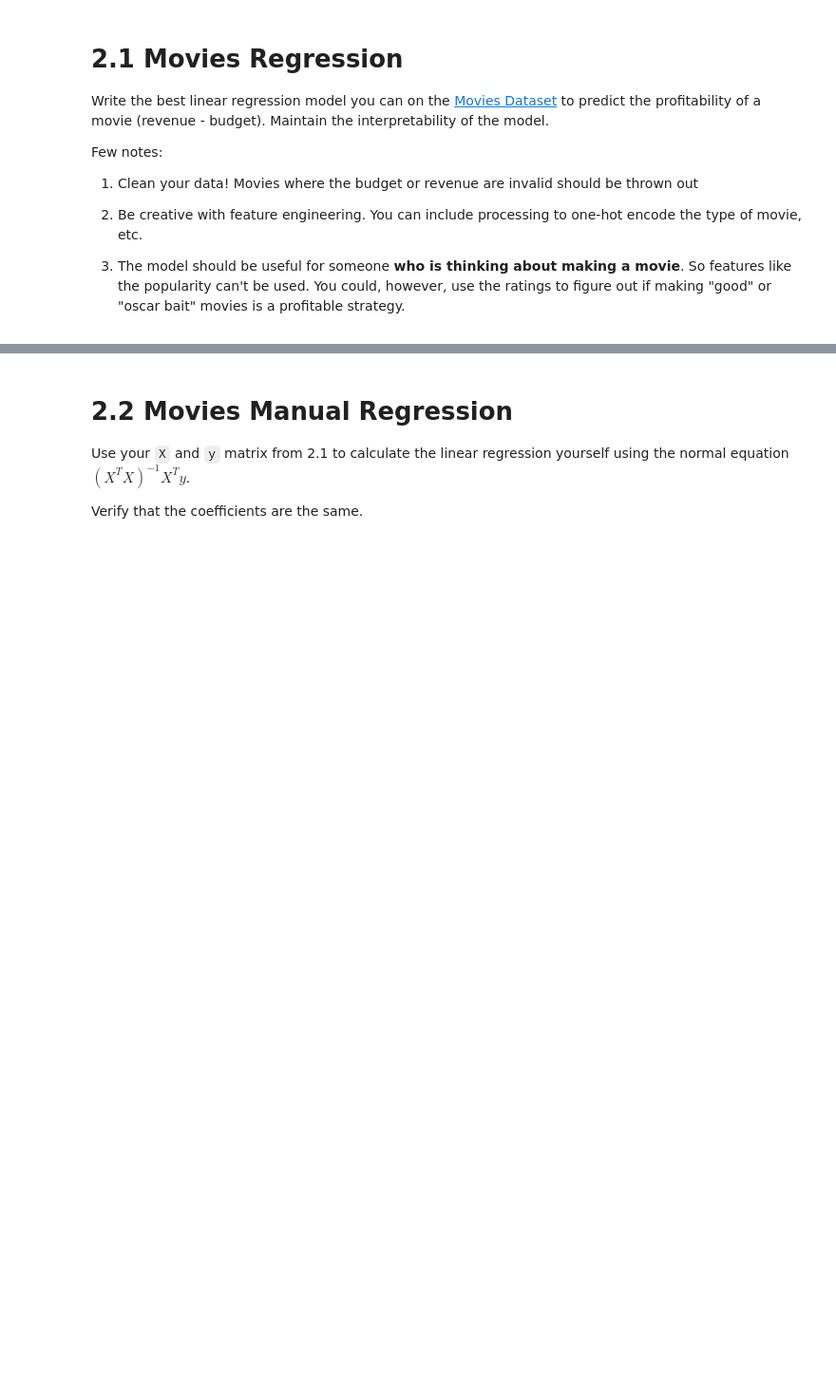
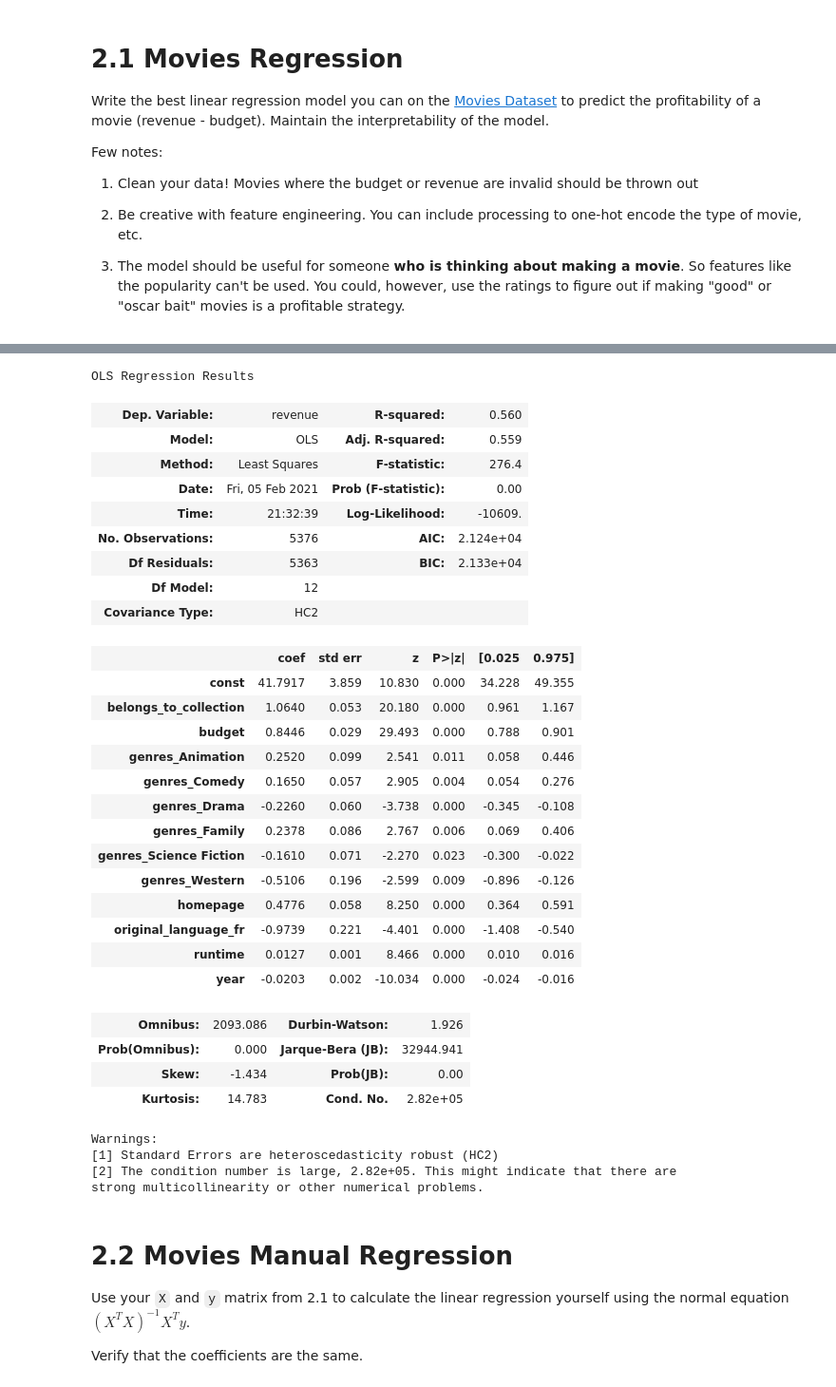
Before and after one commit to cb-ds-1/3-5-optimization, a Jupyter notebook: Workshop_ Maximum likelihood.ipynb, the cells around one changed output, grey strips where cells are left out. Shown at 95% size. Drawn from its saved outputs; the diff is of its cells as text; code cells hidden in the pictures; blank space fills up the shorter version.

```diff
--- a/Workshop_ Maximum likelihood.ipynb
+++ b/Workshop_ Maximum likelihood.ipynb
@@ -191,10 +203,43 @@ Warnings:
 strong multicollinearity or other numerical problems.
 # %%
-#dropcol = (est.pvalues >= 0.05)
-#dropcol = dropcol[dropcol==True].index
-#X2 = X.drop(columns=dropcol)
-#est2 = sm.OLS(y,sm.add_constant(X2)).fit(cov_type='HC2')
-#est2.summary()
+dropcol = (est.pvalues >= 0.05)
+dropcol = dropcol[dropcol==True].index
+X2 = X.drop(columns=dropcol)
+est2 = sm.OLS(y,sm.add_constant(X2)).fit(cov_type='HC2')
+est2.summary()
+# %% [output]
+OLS Regression Results
+| Dep. Variable: | revenue | R-squared: | 0.560 |
+| Model: | OLS | Adj. R-squared: | 0.559 |
+| Method: | Least Squares | F-statistic: | 276.4 |
+| Date: | Fri, 05 Feb 2021 | Prob (F-statistic): | 0.00 |
+| Time: | 21:32:39 | Log-Likelihood: | -10609. |
+| No. Observations: | 5376 | AIC: | 2.124e+04 |
+| Df Residuals: | 5363 | BIC: | 2.133e+04 |
+| Df Model: | 12 |  |  |
+| Covariance Type: | HC2 |  |  |
+|  | coef | std err | z | P>|z| | [0.025 | 0.975] |
+| const | 41.7917 | 3.859 | 10.830 | 0.000 | 34.228 | 49.355 |
+| belongs_to_collection | 1.0640 | 0.053 | 20.180 | 0.000 | 0.961 | 1.167 |
+| budget | 0.8446 | 0.029 | 29.493 | 0.000 | 0.788 | 0.901 |
+| genres_Animation | 0.2520 | 0.099 | 2.541 | 0.011 | 0.058 | 0.446 |
+| genres_Comedy | 0.1650 | 0.057 | 2.905 | 0.004 | 0.054 | 0.276 |
+| genres_Drama | -0.2260 | 0.060 | -3.738 | 0.000 | -0.345 | -0.108 |
+| genres_Family | 0.2378 | 0.086 | 2.767 | 0.006 | 0.069 | 0.406 |
+| genres_Science Fiction | -0.1610 | 0.071 | -2.270 | 0.023 | -0.300 | -0.022 |
+| genres_Western | -0.5106 | 0.196 | -2.599 | 0.009 | -0.896 | -0.126 |
+| homepage | 0.4776 | 0.058 | 8.250 | 0.000 | 0.364 | 0.591 |
+| original_language_fr | -0.9739 | 0.221 | -4.401 | 0.000 | -1.408 | -0.540 |
+| runtime | 0.0127 | 0.001 | 8.466 | 0.000 | 0.010 | 0.016 |
+| year | -0.0203 | 0.002 | -10.034 | 0.000 | -0.024 | -0.016 |
+| Omnibus: | 2093.086 | Durbin-Watson: | 1.926 |
+| Prob(Omnibus): | 0.000 | Jarque-Bera (JB): | 32944.941 |
+| Skew: | -1.434 | Prob(JB): | 0.00 |
+| Kurtosis: | 14.783 | Cond. No. | 2.82e+05 |
+Warnings:
+[1] Standard Errors are heteroscedasticity robust (HC2)
+[2] The condition number is large, 2.82e+05. This might indicate that there are
+strong multicollinearity or other numerical problems.
 # %% [markdown]
 # 2.2 Movies Manual Regression
 
```
Also changed, not shown: parts of 14 cells of this notebook.
